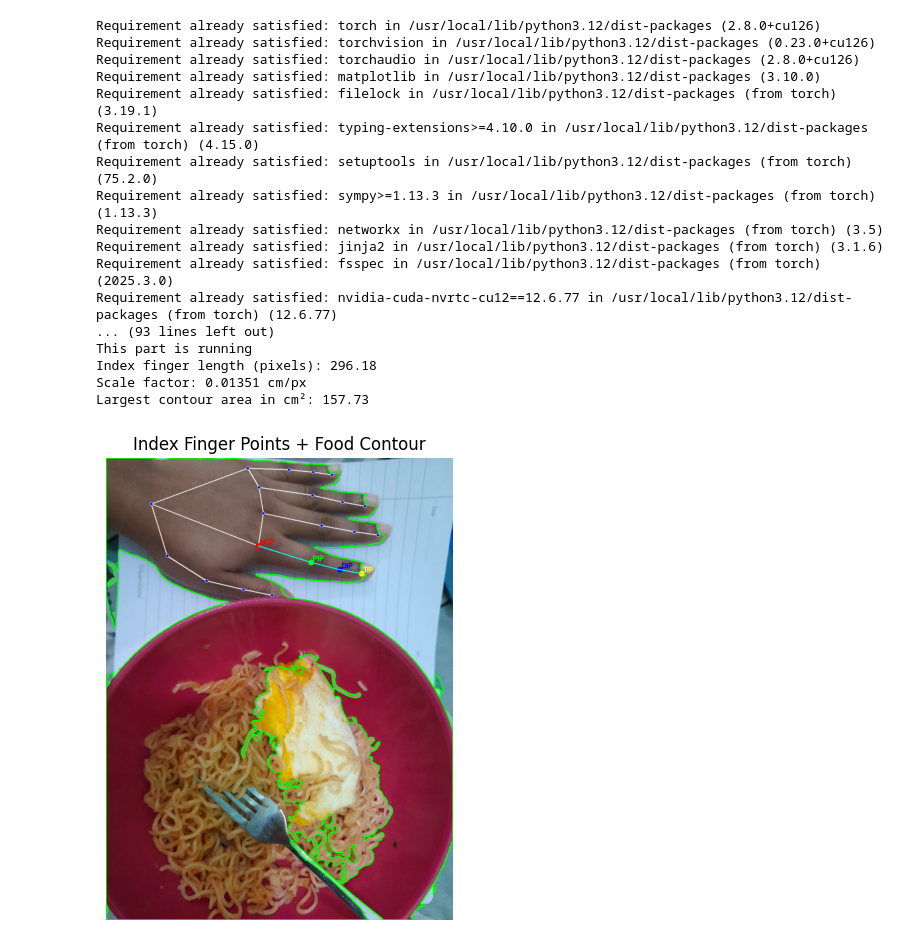
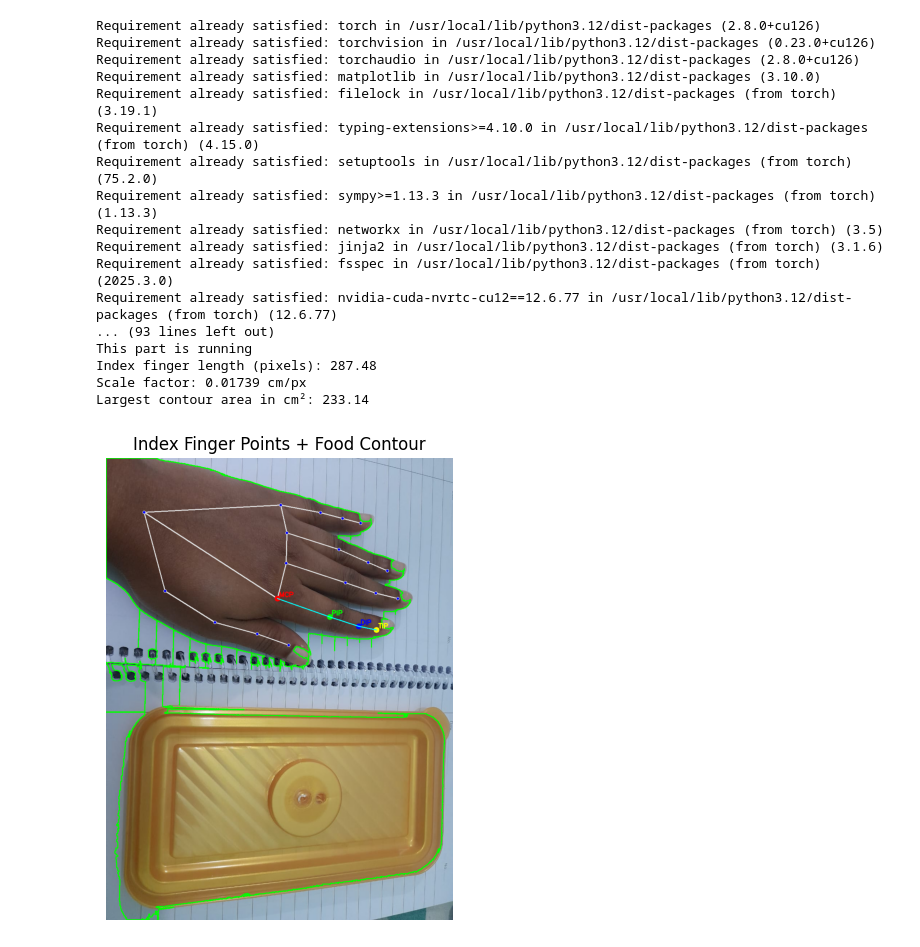
Before and after one commit to wizkers007/fooddetection, a Jupyter notebook: Food_volume_detection_with_reference_object.ipynb, the cells around one changed output. Cells and saved outputs as stored; diff of their text form; code cells hidden in the pictures.

Commit message:
Hand fully visible. Contour roughly detected. Index finger detected, hence contour area calculated.

```diff
--- a/Food_volume_detection_with_reference_object.ipynb
+++ b/Food_volume_detection_with_reference_object.ipynb
@@ -38,7 +38,7 @@ hands = mp_hands.Hands(
 #img = cv2.imread(img_path)
 
 drive.mount('/content/drive')
-img = cv2.imread('/content/drive/MyDrive/dinner.jpg')
+img = cv2.imread('/content/drive/MyDrive/l5f.jpg')
 
 
 # Convert to RGB (for Mediapipe + plotting)
@@ -113,34 +113,35 @@ if results.multi_hand_landmarks:
         scale = finlength / pixel_distance
         print(f"Index finger length (pixels): {pixel_distance:.2f}")
         print(f"Scale factor: {scale:.5f} cm/px")
 
         # --- Step 5: Convert food area into cm² ---
         if pixel_area:
             real_area_cm2 = pixel_area * (scale ** 2)
             print(f"Largest contour area in cm²: {real_area_cm2:.2f}")
 
 # --- Step 6: Display result ---
 plt.figure(figsize=(8,6))
 plt.imshow(img_rgb)
+#plt.imshow(thresh)
 plt.axis('off')
 plt.title("Index Finger Points + Food Contour")
 plt.show()
 # %% [output]
 Requirement already satisfied: torch in /usr/local/lib/python3.12/dist-packages (2.8.0+cu126)
 Requirement already satisfied: torchvision in /usr/local/lib/python3.12/dist-packages (0.23.0+cu126)
 Requirement already satisfied: torchaudio in /usr/local/lib/python3.12/dist-packages (2.8.0+cu126)
 Requirement already satisfied: matplotlib in /usr/local/lib/python3.12/dist-packages (3.10.0)
 Requirement already satisfied: filelock in /usr/local/lib/python3.12/dist-packages (from torch) (3.19.1)
 Requirement already satisfied: typing-extensions>=4.10.0 in /usr/local/lib/python3.12/dist-packages (from torch) (4.15.0)
 Requirement already satisfied: setuptools in /usr/local/lib/python3.12/dist-packages (from torch) (75.2.0)
 Requirement already satisfied: sympy>=1.13.3 in /usr/local/lib/python3.12/dist-packages (from torch) (1.13.3)
 Requirement already satisfied: networkx in /usr/local/lib/python3.12/dist-packages (from torch) (3.5)
 Requirement already satisfied: jinja2 in /usr/local/lib/python3.12/dist-packages (from torch) (3.1.6)
 Requirement already satisfied: fsspec in /usr/local/lib/python3.12/dist-packages (from torch) (2025.3.0)
 Requirement already satisfied: nvidia-cuda-nvrtc-cu12==12.6.77 in /usr/local/lib/python3.12/dist-packages (from torch) (12.6.77)
 ... (93 lines left out)
 This part is running
-Index finger length (pixels): 296.18
-Scale factor: 0.01351 cm/px
-Largest contour area in cm²: 157.73
+Index finger length (pixels): 287.48
+Scale factor: 0.01739 cm/px
+Largest contour area in cm²: 233.14
-[figure, old version]
+[figure, new version]
```
